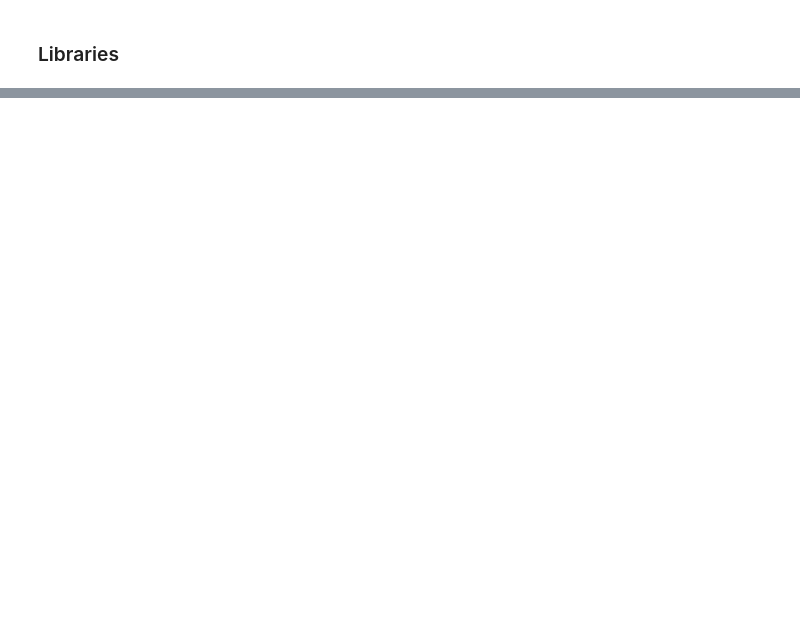
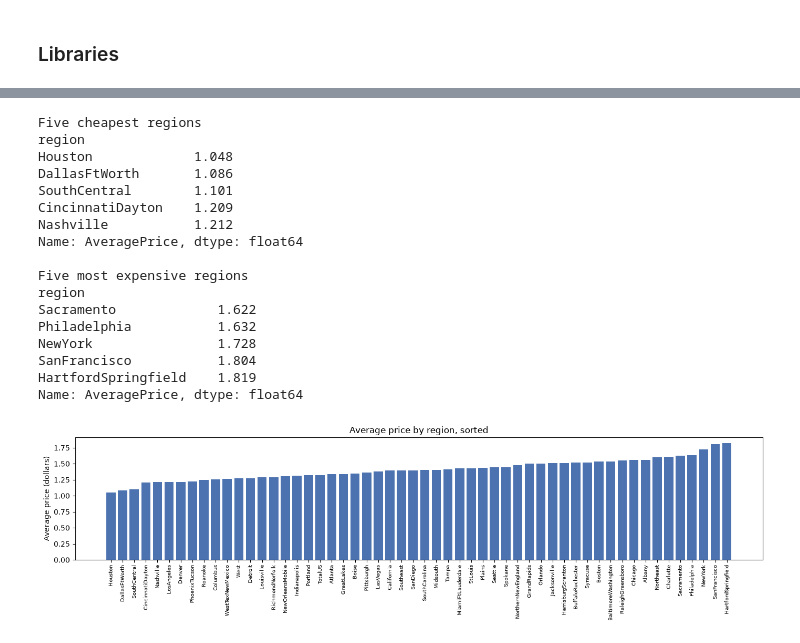
Before and after one commit to Jonathansl17/jarvis, a Jupyter notebook: avocado_price_regression/avocado_price_regression.ipynb, the cells around one changed output, grey strips where cells are left out. Drawn from its saved outputs; the diff is of its cells as text; code cells hidden in the pictures; blank space fills up the shorter version.

```diff
--- a/avocado_price_regression/avocado_price_regression.ipynb
+++ b/avocado_price_regression/avocado_price_regression.ipynb
@@ -115,0 +152,16 @@ To be developed.
+# %%
+# Month and week of the year extracted from the date
+avocado['month'] = avocado['Date'].dt.month
+avocado['week'] = avocado['Date'].dt.isocalendar().week.astype(int)
+
+by_month = avocado.groupby(['month', 'type'])['AveragePrice'].mean().unstack()
+print(by_month.round(3))
+print()
+print(avocado.groupby('year')['AveragePrice'].mean().round(3))
+
+fig, ax = plt.subplots(figsize=(10, 4))
+by_month.plot(ax=ax, marker='o', color=['#4c72b0', '#55a868'])
+ax.set_xlabel('Month')
+ax.set_ylabel('Average price (dollars)')
+ax.set_title('Average price by month and type')
+plt.show()
@@ -115,0 +189,34 @@ To be developed.
+# %%
+by_region = avocado.groupby('region')['AveragePrice'].mean().sort_values()
+print("Five cheapest regions")
+print(by_region.head(5).round(3))
+print()
+print("Five most expensive regions")
+print(by_region.tail(5).round(3))
+
+plt.figure(figsize=(14, 4))
+plt.bar(by_region.index, by_region.values, color='#4c72b0')
+plt.xticks(rotation=90, fontsize=7)
+plt.ylabel('Average price (dollars)')
+plt.title('Average price by region, sorted')
+plt.tight_layout()
+plt.show()
+# %% [output]
+Five cheapest regions
+region
+Houston             1.048
+DallasFtWorth       1.086
+SouthCentral        1.101
+CincinnatiDayton    1.209
+Nashville           1.212
+Name: AveragePrice, dtype: float64
+
+Five most expensive regions
+region
+Sacramento             1.622
+Philadelphia           1.632
+NewYork                1.728
+SanFrancisco           1.804
+HartfordSpringfield    1.819
+Name: AveragePrice, dtype: float64
+[figure, added]
```
Also changed, not shown: parts of 54 cells of this notebook, 1 other file.
